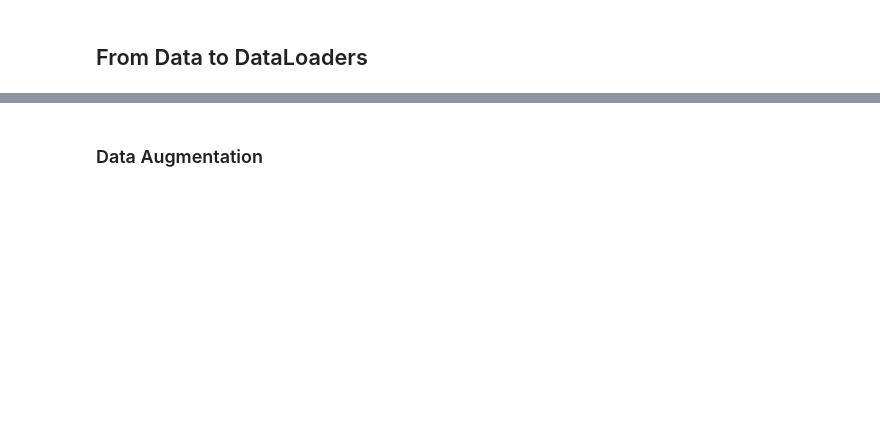
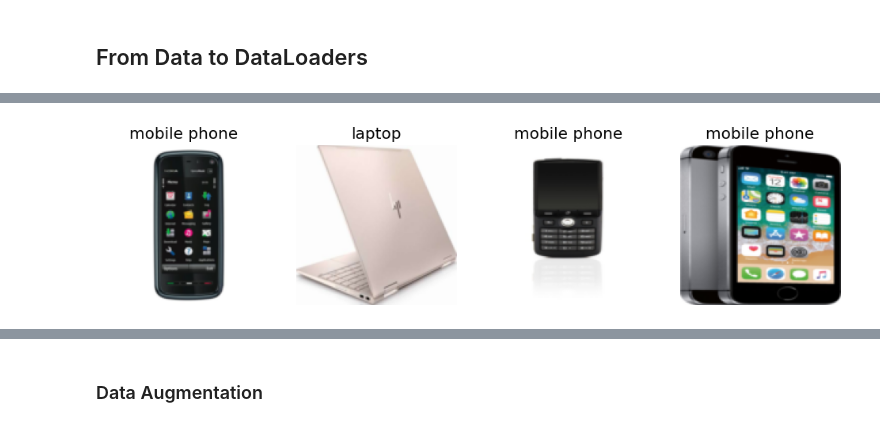
Before and after one commit to arihantvyavhare/device_detector, a Jupyter notebook: model_training.ipynb, the cells around one changed output, grey strips where cells are left out. Saved outputs shown, nothing was run; the diff lists cells and outputs as text; code cells hidden in the pictures; blank space fills up the shorter version.

```diff
--- a/model_training.ipynb
+++ b/model_training.ipynb
@@ -57 +20,5 @@ path = Path('bears')
+# %%
+#| export
+device_types = 'laptop','desktop pc','mobile phone'
+path = Path('data_devices')
 # %%
@@ -78,6 +52,7 @@ failed.map(Path.unlink);
 ## From Data to DataLoaders
 # %%
-bears = DataBlock(
+#| export
+devices = DataBlock(
     blocks=(ImageBlock, CategoryBlock),
     get_items=get_image_files,
     splitter=RandomSplitter(valid_pct=0.2, seed=42),
@@ -90,5 +68,7 @@ dls.valid.show_batch(max_n=4, nrows=1)
 # %%
-bears = bears.new(item_tfms=Resize(128, ResizeMethod.Squish))
-dls = bears.dataloaders(path)
+devices = devices.new(item_tfms=Resize(128, ResizeMethod.Squish))
+dls = devices.dataloaders(path)
 dls.valid.show_batch(max_n=4, nrows=1)
+# %% [output]
+[figure, added]
 # %%
```
Also changed, not shown: parts of 47 cells of this notebook, 1 other file.
